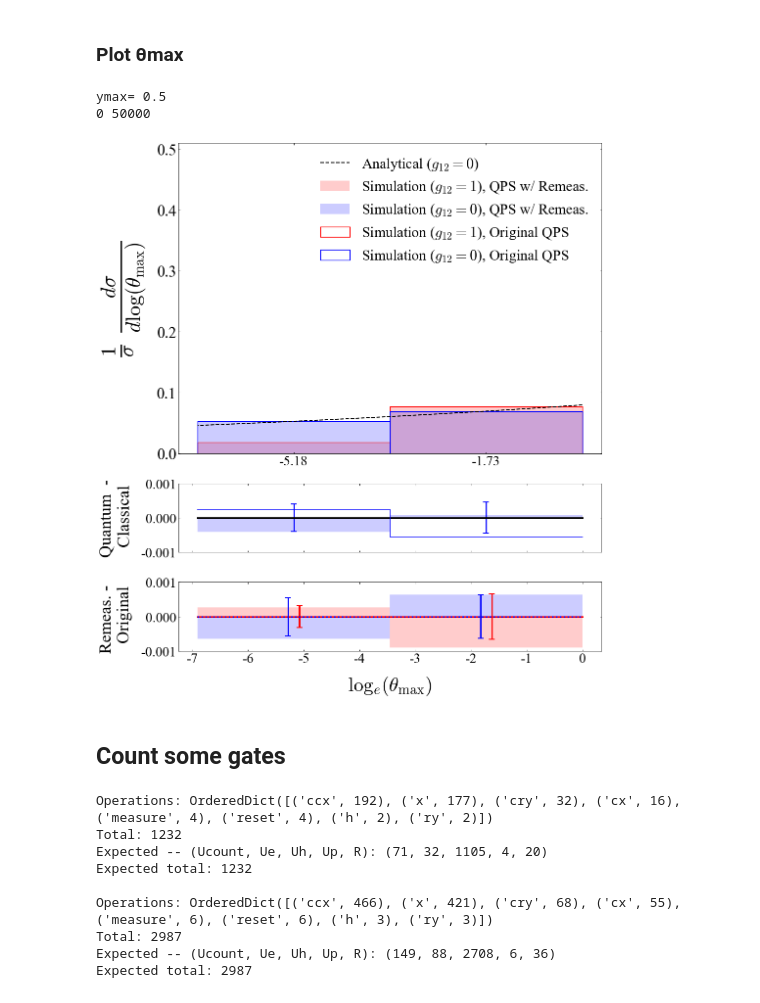
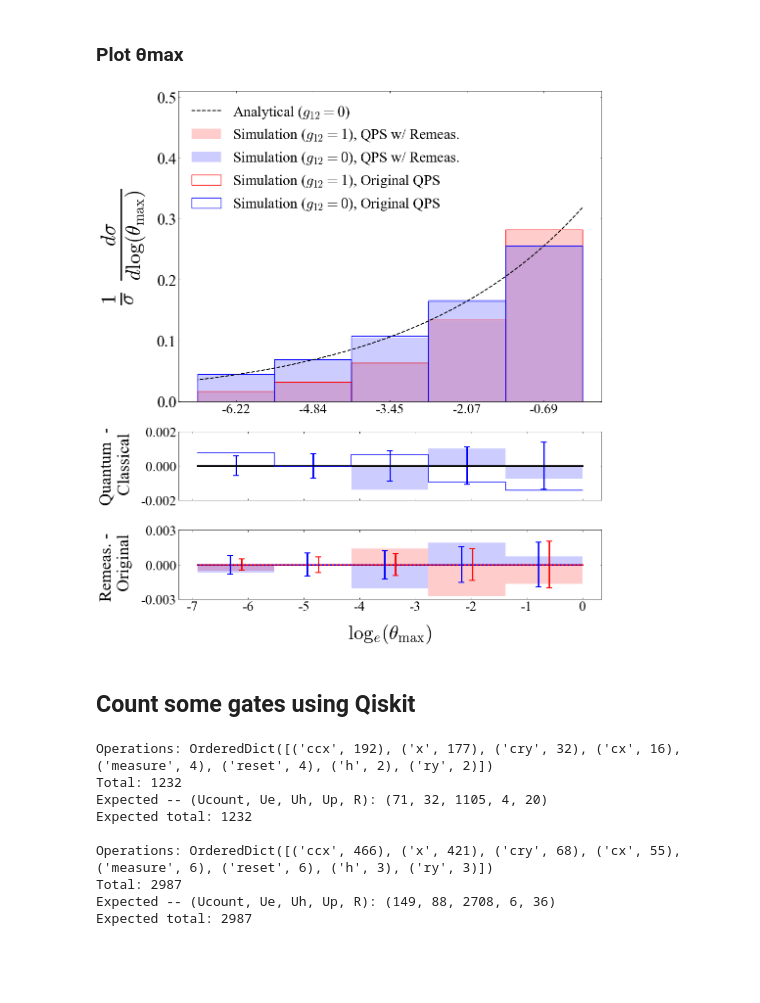
Before and after one commit to LBNL-HEP-QIS/QPS_public, a Jupyter notebook: QPS_Paper_Plots.ipynb, the cells around one changed output. Drawn from its saved outputs; the diff is of its cells as text; code cells hidden in the pictures; blank space fills up the shorter version.

```diff
--- a/QPS_Paper_Plots.ipynb
+++ b/QPS_Paper_Plots.ipynb
@@ -294,13 +310,6 @@ import classical as cl
 
 for N in range(1, 6):
 
-    if n1_i == 1:
-        gL= g_1
-        f0= 1
-    if n2_i == 1:
-        gL= g_2
-        f0= 2
-
     lnxList = [math.log(eps**((i+0.5) / n_analytical)) for i in range(0, n_analytical)]
     yLList = [cl.dsigma_d_t_max(lnx, math.log(eps)/N, gL, normalized=False) for lnx in lnxList]
 
@@ -317,16 +326,16 @@ Done.
 
 import QuantumPartonShower as qpso
 
-iP= ['101']
+#iP= ['100']
 N= 2
 
 print('Beginning...')
-qps1o= qpso.QuantumPartonShower(N, 1) # newest remeasurement
-qc1o, qubits1o= qps1o.createCircuit(eps, g_1, g_2, 1, iP)
+qps1o= qpso.QuantumPartonShower(N, 1, g_1, g_2, 1, eps) # newest remeasurement
+qc1o, qubits1o= qps1o.createCircuit(iP)
 print('g= 1 circuit constructed.')
 
-qps0o= qpso.QuantumPartonShower(N, 1) # newest remeasurement
-qc0o, qubits0o= qps0o.createCircuit(eps, g_1, g_2, 0, iP)
+qps0o= qpso.QuantumPartonShower(N, 1, g_1, g_2, 0, eps) # newest remeasurement
+qc0o, qubits0o= qps0o.createCircuit(iP)
 print('g= 0 circuit constructed.\n')
 
 print('Qubits: ' + str(qc0o.num_qubits))
@@ -337,7 +346,7 @@ t1= time.time()
 countsOld= qps1o.simulate('mps', shots=sim_shots)
 print('g= 1 simulation finished.')
 t2= time.time()
-counts2Old= qps0o.simulate('mps', shots=sim_shots)
+countsOld2= qps0o.simulate('mps', shots=sim_shots)
 t3= time.time()
 print('g= 0 simulation finished.\n')
 
@@ -453,34 +470,43 @@ ymax= 0.65
 # %%
 import plotting as pl
 
 # Plots for each N are made separately, just change the value of N below.
 # Ensure that the correct data is saved with the correct name; otherwise this cell might not work.
-N= 2
+N= 5
 
-sim_shots=1e5
+# Choose with initial setup to plot '100' for 1-type, '101' for 2-type
+iP= ['100']
+if iP[0] == '100':
+    n1_i= 1
+    n2_i= 0
+elif iP[0] == '101':
+    n1_i= 0
+    n2_i= 1
+
 # Load data
-#counts= np.load('./data/counts_%dstep_g12=1_shots=%s.npy' %(N, '{:.0e}'.format(sim_shots)), allow_pickle='TRUE').item()
-#counts2= np.load('./data/counts_%dstep_g12=0_shots=%s.npy' %(N, '{:.0e}'.format(sim_shots)), allow_pickle='TRUE').item()
+counts= np.load('./data/counts_%dstep_g12=1_iP=%s_shots=%s.npy' %(N, qpsc.QuantumPartonShower_MCM.ptype(iP[0]), '{:.0e}'.format(sim_shots)), allow_pickle='TRUE').item()
+counts2= np.load('./data/counts_%dstep_g12=0_iP=%s_shots=%s.npy' %(N, qpsc.QuantumPartonShower_MCM.ptype(iP[0]), '{:.0e}'.format(sim_shots)), allow_pickle='TRUE').item()
+mcmc= np.load('./data/mcmc_%dstep_na=%d_nb=%d_shots=%s.npy' %(N, n1_i, n2_i, '{:.0e}'.format(mcmc_shots)))
 
-if N < 6:
-#    countsOld= np.load('./data/counts_OLD_%dstep_g12=1_shots=%s.npy' %(N, '{:.0e}'.format(sim_shots)), allow_pickle='TRUE').item()
-#    countsOld2= np.load('./data/counts_OLD_%dstep_g12=0_shots=%s.npy' %(N, '{:.0e}'.format(sim_shots)), allow_pickle='TRUE').item()
-    countsTup= countsOld, counts2Old
-else:
+try:
+    countsOld= np.load('./data/counts_OLD_%dstep_g12=1_iP=%s_shots=%s.npy' %(N, qpsc.QuantumPartonShower_MCM.ptype(iP[0]), '{:.0e}'.format(sim_shots)), allow_pickle='TRUE').item()
+    countsOld2= np.load('./data/counts_OLD_%dstep_g12=0_iP=%s_shots=%s.npy' %(N, qpsc.QuantumPartonShower_MCM.ptype(iP[0]), '{:.0e}'.format(sim_shots)), allow_pickle='TRUE').item()
+    countsTup= (countsOld, countsOld2)
+except:
     countsTup=None
 
-f0= 2
-#npzfile = np.load('./data/thetamax_analytical_N=%d_points=%s.npz' %(N, '{:.0e}'.format(n_analytical)))
+if iP[0] == '100':
+    f0= 1
+elif iP[0] == '101':
+    f0= 2
 npzfile = np.load('./data/thetamax_analytical_N=%d_iP=f%d_points=%s.npz' %(N, f0, '{:.0e}'.format(n_analytical)))
 ax= npzfile['arr_0']
 ay= npzfile['arr_1']
 
 # Make plot: set save=True to save the result as a pdf.
 pl.master_plot_thetamax(eps, g_1, g_2, N, 1, sim_shots, counts, counts2, analytical= (ax, ay), save=False, normalized=True, old_alg=countsTup)
 # %% [output]
-ymax= 0.5
-0 50000
-[figure, old version]
+[figure, new version]
 # %% [markdown]
-## Count some gates
+## Count some gates using Qiskit
 # %%
```
Also changed, not shown: parts of 15 cells of this notebook, 36 other files.
